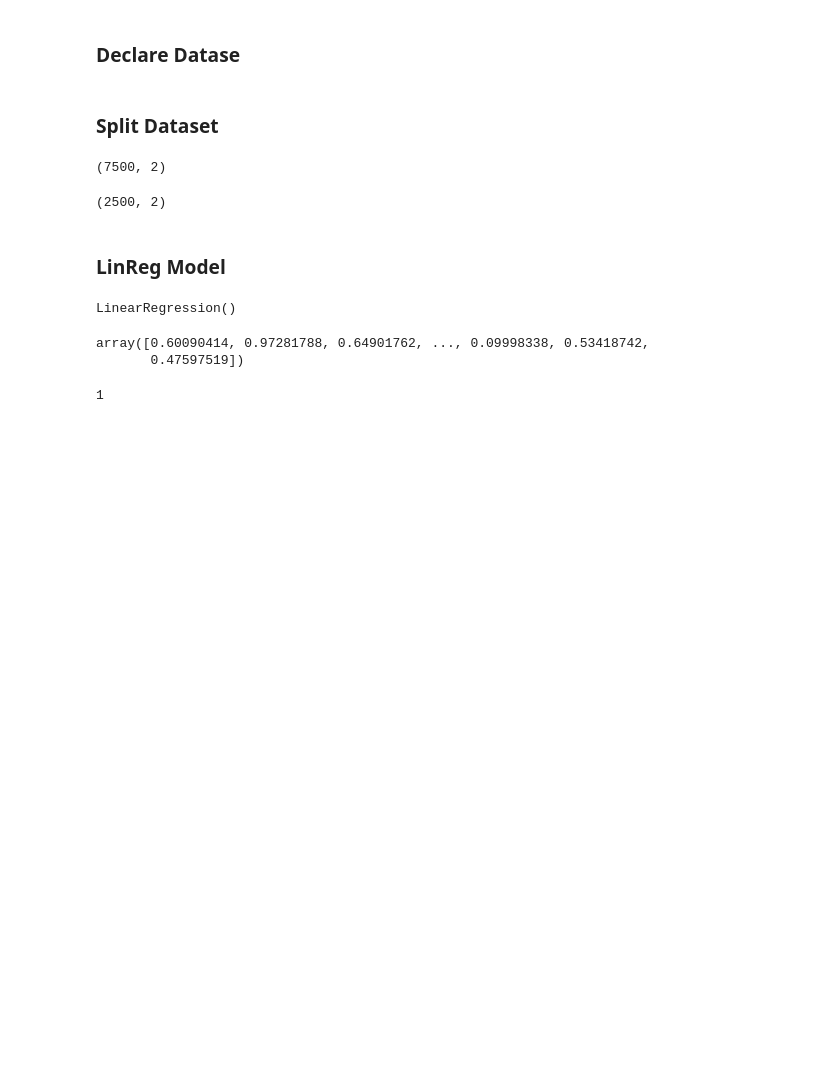
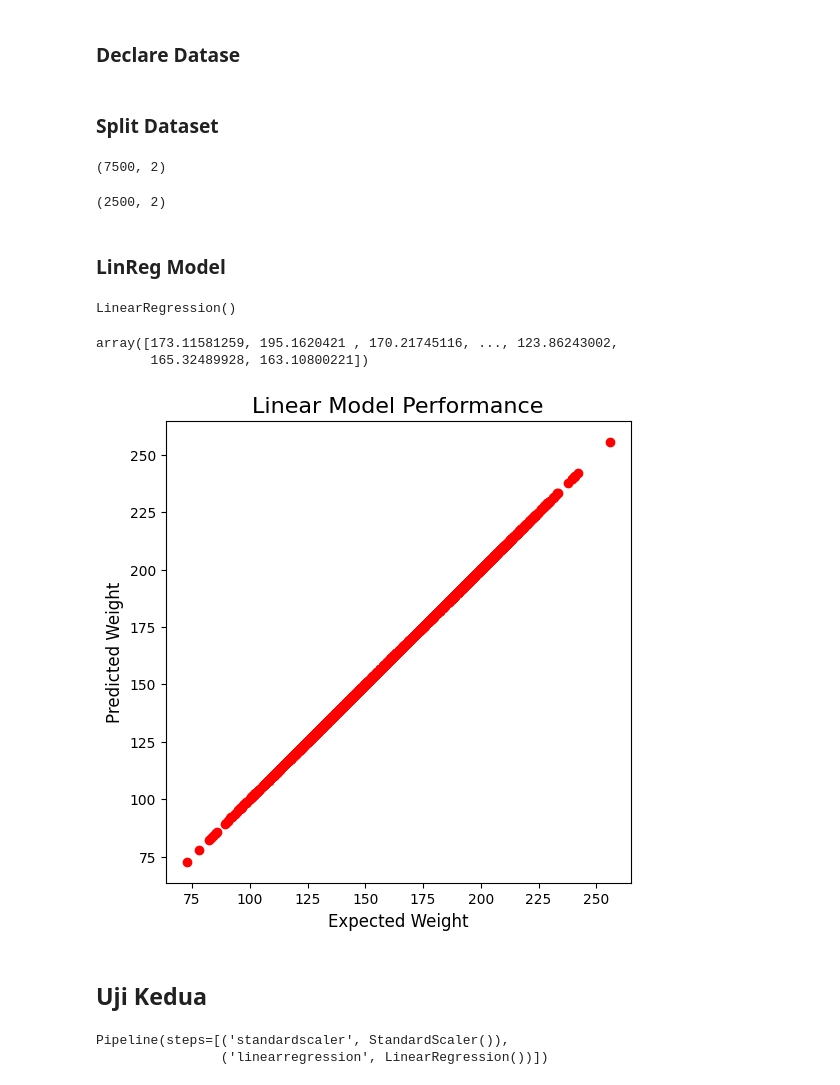
Before and after one commit to nadeap/Machine-Learning, a Jupyter notebook: Supervised-LinReg/weight prediction.ipynb, the cells around one changed output. Cells and saved outputs as stored; diff of their text form; code cells hidden in the pictures; blank space fills up the shorter version.

```diff
--- a/Supervised-LinReg/weight prediction.ipynb
+++ b/Supervised-LinReg/weight prediction.ipynb
@@ -61,5 +65,0 @@ sns.regplot(x = 'Height', y = 'Weight', data = data, color='red')
-# %%
-from sklearn.preprocessing import LabelEncoder
-
-le = LabelEncoder()
-data['Gender'] = le.fit_transform(data['Gender']
@@ -89,8 +66,8 @@ data.head()
 # %% [markdown]
 ### Declare Datase
 # %%
-x = data.drop(columns='Gender')
-y = data['Gender']
+x = data.drop(columns='Gender').values
+y = data['Weight'].values
 # %% [markdown]
 ### Split Dataset
 # %%
@@ -115,14 +92,30 @@ model.fit(x_train,y_train)
 # %% [output]
 LinearRegression()
 # %%
-predict = model.predict(x_test)
+y_pred = model.predict(x_test)
+y_pred
+# %% [output]
+array([173.11581259, 195.1620421 , 170.21745116, ..., 123.86243002,
+       165.32489928, 163.10800221])
-# %%
-predict
-# %% [output]
-array([0.60090414, 0.97281788, 0.64901762, ..., 0.09998338, 0.53418742,
-       0.47597519])
-# %%
-predict = (predict > 0.5) * 1
-predict
-# %% [output]
-1
+# %%
+plt.figure(figsize=(6, 6))
+plt.scatter(y_test, model.predict(x_test), color = 'red')
+
+plt.title('Linear Model Performance', fontsize = 16)
+plt.xlabel('Expected Weight', fontsize = 12)
+plt.ylabel('Predicted Weight', fontsize = 12)
+
+plt.show()
+# %% [output]
+[figure, added]
+# %% [markdown]
+## Uji Kedua
+# %%
+from sklearn.pipeline import make_pipeline
+from sklearn.preprocessing import StandardScaler
+
+model1 = make_pipeline(StandardScaler(), LinearRegression())
+model1.fit(x_train, y_train)
+# %% [output]
+Pipeline(steps=[('standardscaler', StandardScaler()),
+                ('linearregression', LinearRegression())])
```
Also changed, not shown: parts of 14 cells of this notebook.
